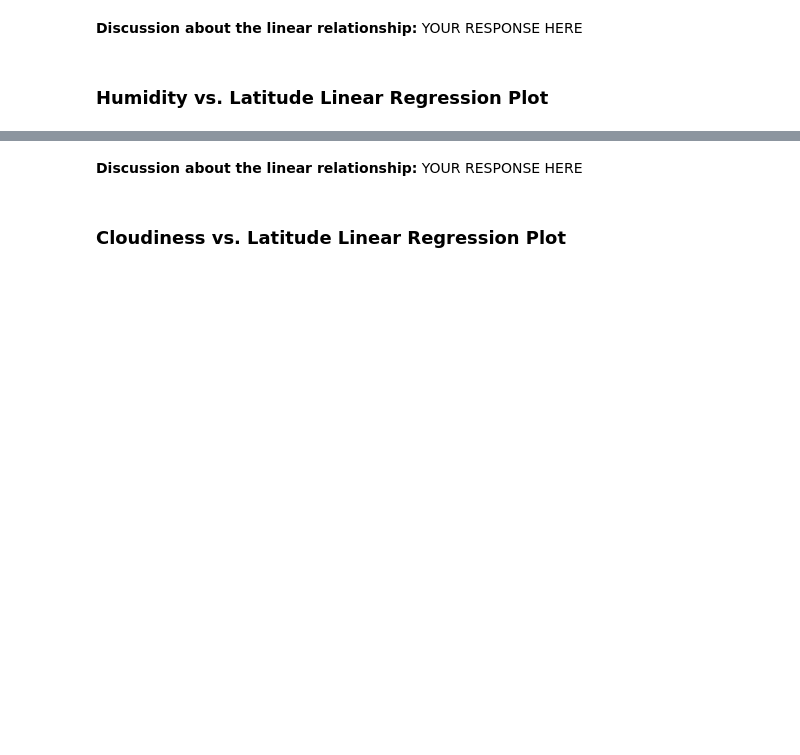
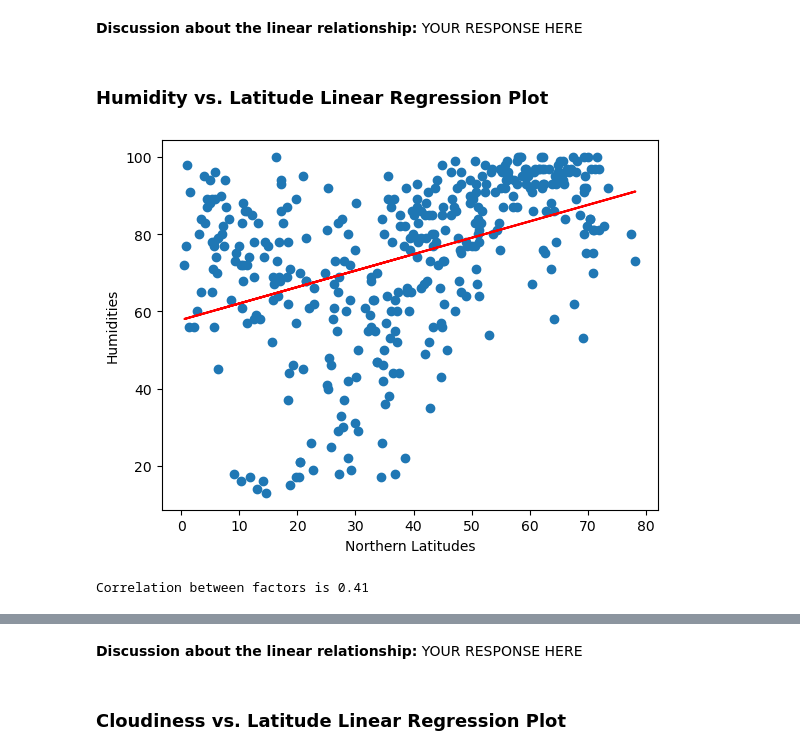
Before and after one commit to bjhepburn/weather_challenge, a Jupyter notebook: weatherpy/WeatherPy.ipynb, the cells around one changed output, grey strips where cells are left out. Cells and saved outputs as stored; diff of their text form; code cells hidden in the pictures; blank space fills up the shorter version.

```diff
--- a/weatherpy/WeatherPy.ipynb
+++ b/weatherpy/WeatherPy.ipynb
@@ -348,0 +360,14 @@ ValueError: x, y, and format string must not be None
+# %%
+# Northern Hemisphere
+north_lats = northern_hemi_df['Lat']
+north_humid = northern_hemi_df['Humidity']
+north_humid_corr = linear_regression(north_lats,north_humid)
+plt.scatter(north_lats,north_humid)
+plt.plot(north_lats,north_humid_corr[0], "r-")
+plt.xlabel('Northern Latitudes')
+plt.ylabel('Humidities')
+plt.show()
+print(f'Correlation between factors is {round(north_humid_corr[1][0],2)}')
+# %% [output]
+[figure, added]
+Correlation between factors is 0.41
```
Also changed, not shown: parts of 16 cells of this notebook, 5 other files.
